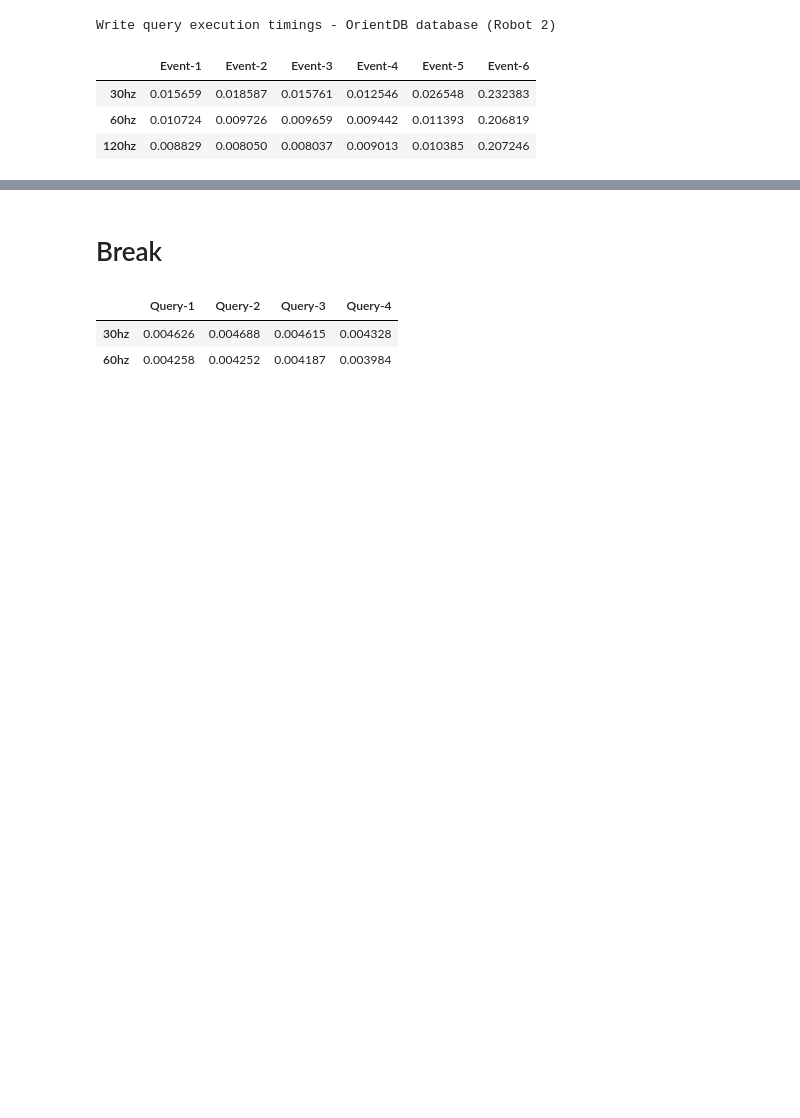
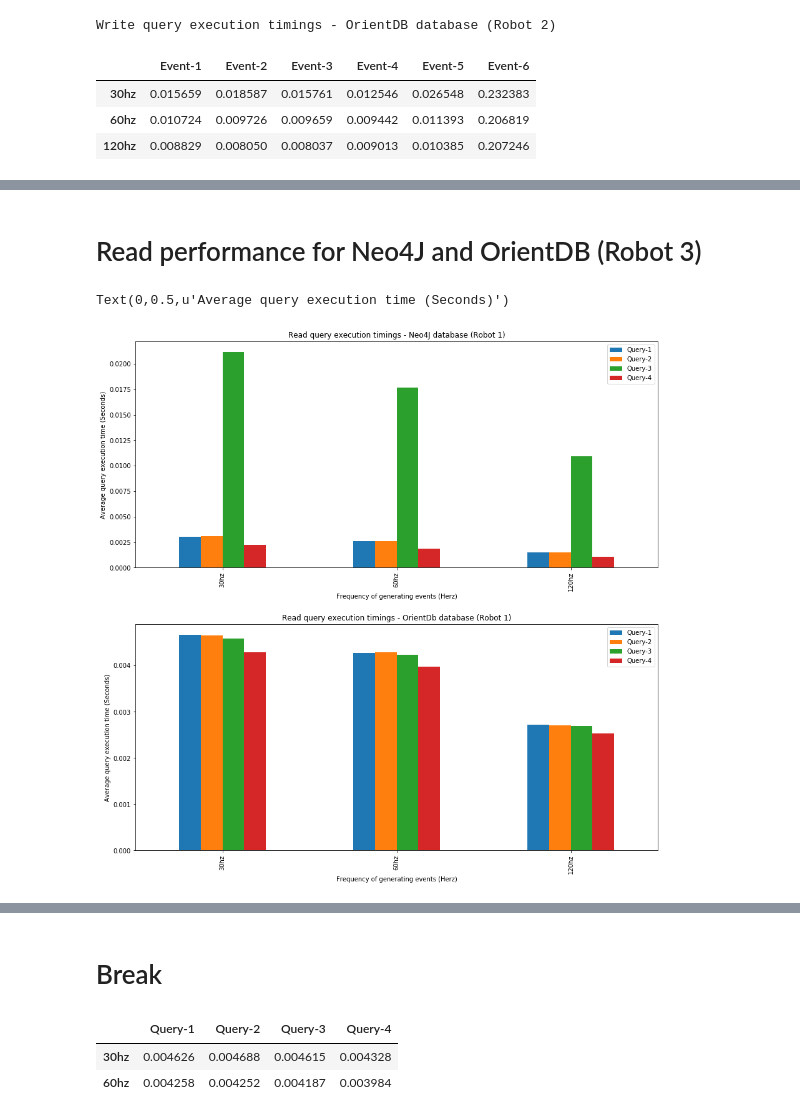
Before and after one commit to rubanraj54/research-and-developement, a Jupyter notebook: log_parser.ipynb, the cells around one changed output, grey strips where cells are left out. Cells and saved outputs as stored; diff of their text form; code cells hidden in the pictures; blank space fills up the shorter version.

```diff
--- a/log_parser.ipynb
+++ b/log_parser.ipynb
@@ -246,0 +354,36 @@ Write query execution timings - OrientDB database (Robot 2)
+# %% [markdown]
+# Read performance for Neo4J and OrientDB (Robot 3)
+# %%
+neo_files_3_read = open_files(3)
+orient_files_3_read = open_files(3)
+# %%
+neo_avgs_3_read = get_avg_read(neo_files_3_read)
+neo_df_3_read = pd.DataFrame(neo_avgs_3_read, columns=['Query-1', 'Query-2', 'Query-3','Query-4'],
+                   index=['30hz','60hz','120hz'])
+
+
+orient_avgs_3_read = get_avg_read(orient_files_3_read)
+orient_df_3_read = pd.DataFrame(orient_avgs_3_read, columns=['Query-1', 'Query-2', 'Query-3','Query-4'],
+                   index=['30hz','60hz','120hz'])
+# %%
+#Init subplots with height and width
+fig_3_read, axes_3_read = plt.subplots(nrows=2, ncols=1)
+fig_3_read.set_figheight(15)
+fig_3_read.set_figwidth(15)
+fig_3_read.subplots_adjust(hspace=.25)
+
+#Ploting the averate values from neo4j and orientDB
+neo_plot_3_read = neo_df_3_read.plot(ax=axes_3_read[0],kind='bar')
+orient_plot_3_read = orient_df_3_read.plot(ax=axes_3_read[1],kind='bar')
+
+#Setting title for subplots
+neo_plot_3_read.set_title("Read query execution timings - Neo4J database (Robot 1)")
+neo_plot_3_read.set_xlabel("Frequency of generating events (Herz)")
+neo_plot_3_read.set_ylabel("Average query execution time (Seconds)")
+
+orient_plot_3_read.set_title("Read query execution timings - OrientDb database (Robot 1)")
+orient_plot_3_read.set_xlabel("Frequency of generating events (Herz)")
+orient_plot_3_read.set_ylabel("Average query execution time (Seconds)")
+# %% [output]
+Text(0,0.5,u'Average query execution time (Seconds)')
+[figure, added]
```
Also changed, not shown: parts of 14 cells of this notebook, 1 other file.
